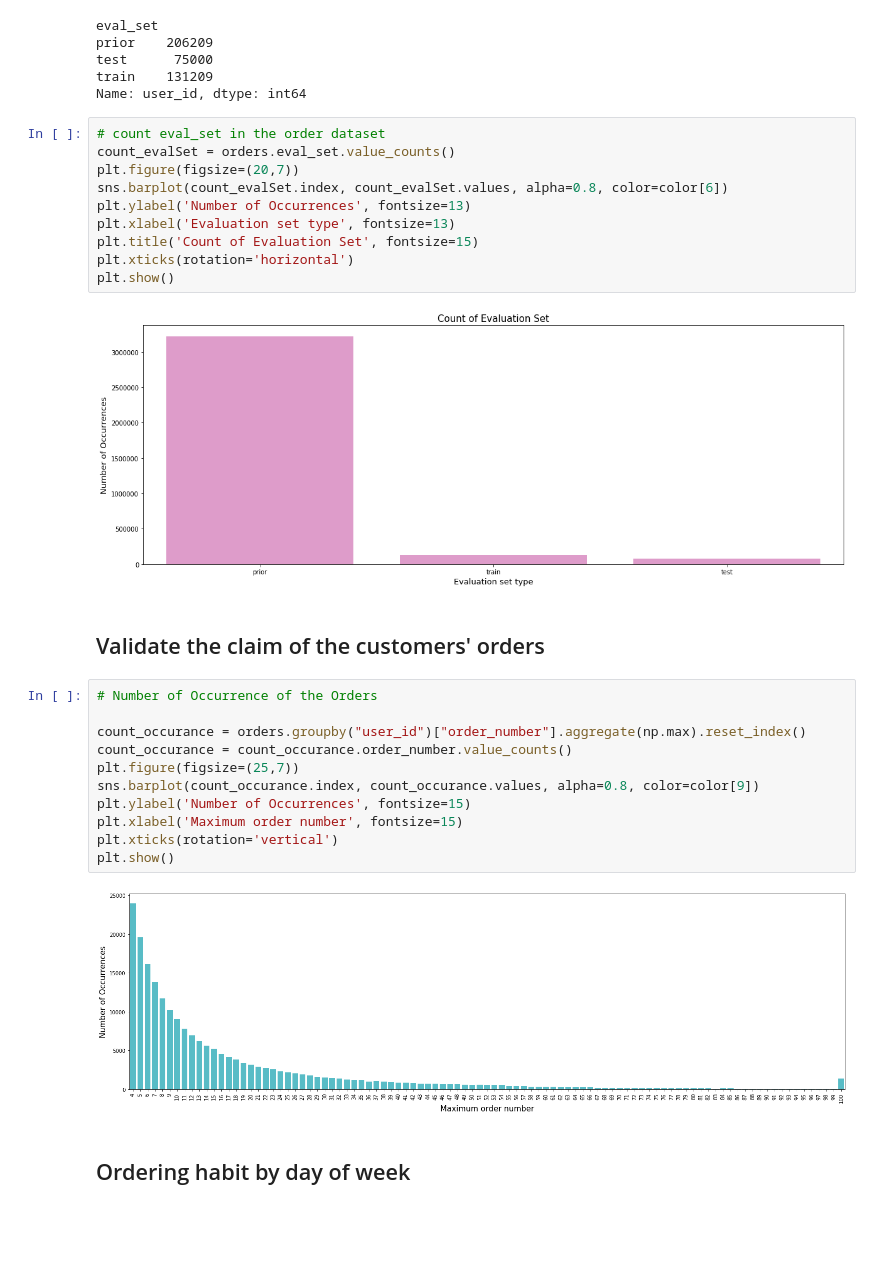
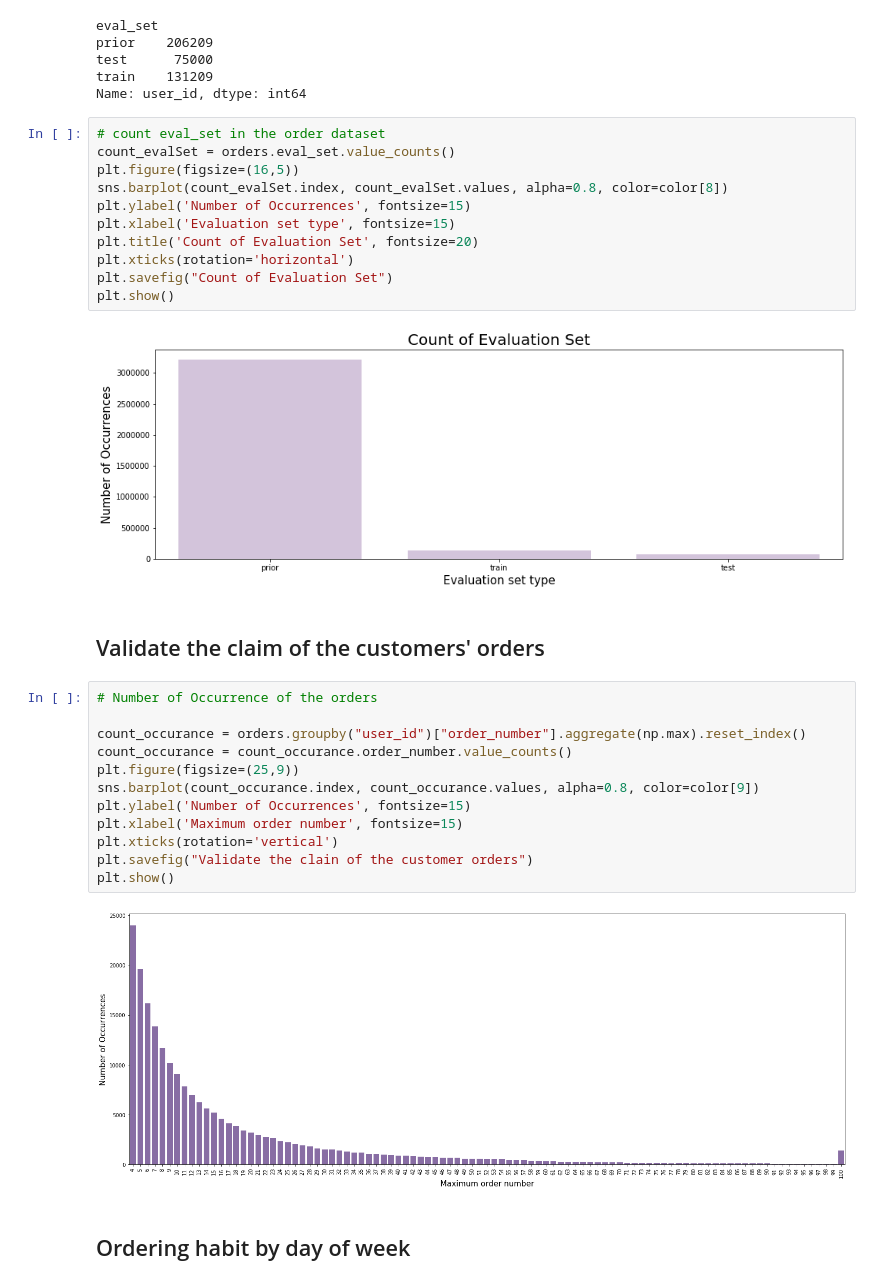
Before and after one commit to arthurcw/NWDS_Instacart, a Jupyter notebook: DataVisual.ipynb, the cells around one changed output. Cells and saved outputs as stored; diff of their text form; blank space fills up the shorter version.

```diff
--- a/DataVisual.ipynb
+++ b/DataVisual.ipynb
@@ -70,30 +70,32 @@ Name: user_id, dtype: int64
 # %%
 # count eval_set in the order dataset
 count_evalSet = orders.eval_set.value_counts()
-plt.figure(figsize=(20,7))
-sns.barplot(count_evalSet.index, count_evalSet.values, alpha=0.8, color=color[6])
-plt.ylabel('Number of Occurrences', fontsize=13)
-plt.xlabel('Evaluation set type', fontsize=13)
-plt.title('Count of Evaluation Set', fontsize=15)
+plt.figure(figsize=(16,5))
+sns.barplot(count_evalSet.index, count_evalSet.values, alpha=0.8, color=color[8])
+plt.ylabel('Number of Occurrences', fontsize=15)
+plt.xlabel('Evaluation set type', fontsize=15)
+plt.title('Count of Evaluation Set', fontsize=20)
 plt.xticks(rotation='horizontal')
+plt.savefig("Count of Evaluation Set")
 plt.show()
 # %% [output]
-[figure, old version]
+[figure, new version]
 # %% [markdown]
 ## Validate the claim of the customers' orders
 # %%
-# Number of Occurrence of the Orders
+# Number of Occurrence of the orders
 
 count_occurance = orders.groupby("user_id")["order_number"].aggregate(np.max).reset_index()
 count_occurance = count_occurance.order_number.value_counts()
-plt.figure(figsize=(25,7))
+plt.figure(figsize=(25,9))
 sns.barplot(count_occurance.index, count_occurance.values, alpha=0.8, color=color[9])
 plt.ylabel('Number of Occurrences', fontsize=15)
 plt.xlabel('Maximum order number', fontsize=15)
 plt.xticks(rotation='vertical')
+plt.savefig("Validate the clain of the customer orders")
 plt.show()
 # %% [output]
-[figure, old version]
+[figure, new version]
 # %% [markdown]
 ## Ordering habit by day of week
 # %%
```
Also changed, not shown: parts of 9 cells of this notebook, 11 other files.
